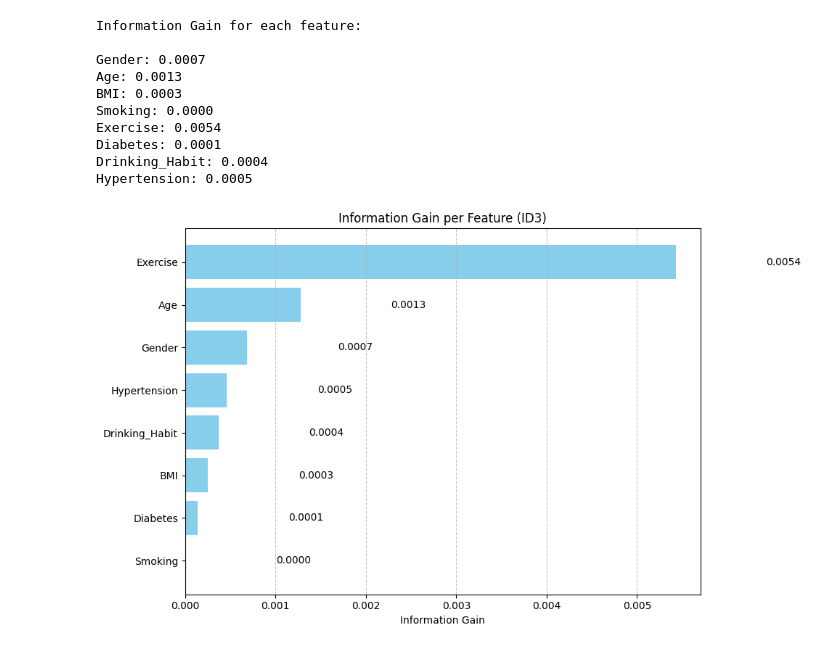
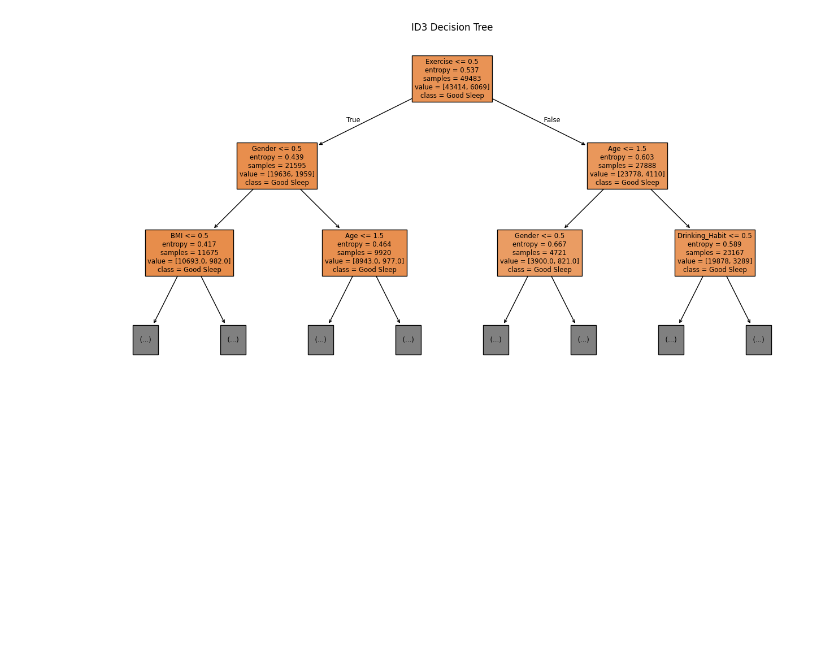
Before and after one commit to jweland/DataModels, a Jupyter notebook: main.ipynb, the cells around one changed output. Saved outputs shown, nothing was run; the diff lists cells and outputs as text; code cells hidden in the pictures; blank space fills up the shorter version.

Commit message:
Cleaned up Code

```diff
--- a/main.ipynb
+++ b/main.ipynb
@@ -1,16 +1,15 @@
 # %%
 import pandas as pd
 import numpy as np
+import matplotlib.pyplot as plt
 from sklearn.preprocessing import LabelEncoder
+from sklearn.tree import DecisionTreeClassifier, plot_tree
+from imblearn.over_sampling import SMOTE
 from math import log2
-import matplotlib.pyplot as plt
-import networkx as nx
 
-# Load and clean the dataset
-df = pd.read_csv("sleep_health.csv")
-df = df.dropna()
+# Load and Clean Data
+df = pd.read_csv("sleep_health.csv").dropna()
 
-# Create the dataframe
 df_2015 = pd.DataFrame({
     "Poor_Sleep": df["2015NRS"],
     "Gender": df["gender"],
@@ -20,79 +19,58 @@ df_2015 = pd.DataFrame({
     "Exercise": df["2015EX"],
     "Diabetes": df["2015Diabetes"],
     "Drinking_Habit": df["2015DrinkHabit"],
-    "Hypertension" : df["2015Hypertension"]
+    "Hypertension": df["2015Hypertension"]
 })
 
 # Bin Age and BMI
 df_2015["Age"] = pd.cut(df_2015["Age"], bins=[39, 49, 59, 69, 74], labels=["40–49", "50–59", "60–69", "70–74"])
 df_2015["BMI"] = pd.cut(df_2015["BMI"], bins=[0, 18.5, 25, float("inf")], labels=["Underweight", "Normal", "Overweight"])
 
-# Encode all categorical columns
+# Encode all features
 le = LabelEncoder()
 for col in df_2015.columns:
     df_2015[col] = le.fit_transform(df_2015[col])
 
-# Entropy
+# Entropy and Info Gain Calculation
 def entropy(y):
     values, counts = np.unique(y, return_counts=True)
     probs = counts / counts.sum()
     return -np.sum(probs * np.log2(probs))
 
-# Info Gain
 def info_gain(df, feature, target):
     total_entropy = entropy(df[target])
     values, counts = np.unique(df[feature], return_counts=True)
-
     weighted_entropy = 0
     for v, count in zip(values, counts):
         subset = df[df[feature] == v]
         weighted_entropy += (count / len(df)) * entropy(subset[target])
-
     return total_entropy - weighted_entropy
 
-# Calculate and print info gain
+# Information Gain
 target = "Poor_Sleep"
 features = [col for col in df_2015.columns if col != target]
 
-info_gain_dict = {}
+info_gain_dict_unbalanced = {feat: info_gain(df_2015, feat, target) for feat in features}
+info_gain_df_unbalanced = pd.DataFrame(info_gain_dict_unbalanced.items(), columns=["Feature", "Information Gain_Unbalanced"])
 
-print("Information Gain for each feature:\n")
-for feature in features:
-    gain = info_gain(df_2015, feature, target)
-    info_gain_dict[feature] = gain
-    print(f"{feature}: {gain:.4f}")
+# Train ID3 Tree
+X = df_2015[features]
+y = df_2015[target]
 
-info_gain_df = pd.DataFrame(list(info_gain_dict.items()), columns=["Feature", "Information Gain"])
-info_gain_df.sort_values("Information Gain", ascending=True, inplace=True)
+clf_unbalanced = DecisionTreeClassifier(criterion="entropy", max_depth=8, random_state=42)
+clf_unbalanced.fit(X, y)
 
-# Create horizontal bar chart
-plt.figure(figsize=(10, 6))
-bars = plt.barh(info_gain_df["Feature"], info_gain_df["Information Gain"], color='skyblue')
-plt.xlabel("Information Gain")
-plt.title("Information Gain per Feature (ID3)")
-plt.grid(axis="x", linestyle="--", alpha=0.7)
-
-# Add info gain values to the end of each bar
-for bar in bars:
-    plt.text(bar.get_width() + 0.001, bar.get_y() + bar.get_height() / 2,
-             f"{bar.get_width():.4f}", va='center')
-
-plt.tight_layout()
+# Plot Decision Tree
+plt.figure(figsize=(16, 8))
+plot_tree(
+    clf_unbalanced,
+    feature_names=features,
+    class_names=["Good Sleep", "Poor Sleep"],
+    filled=True,
+    max_depth=2
+)
+plt.title("ID3 Decision Tree")
 plt.show()
-
-# Already done — use original df_2015
-info_gain_dict_unbalanced = {feat: info_gain(df_2015, feat, "Poor_Sleep") for feat in features}
-info_gain_df_unbalanced = pd.DataFrame(info_gain_dict_unbalanced.items(), columns=["Feature", "Information Gain"])
 # %% [output]
-Information Gain for each feature:
-
-Gender: 0.0007
-Age: 0.0013
-BMI: 0.0003
-Smoking: 0.0000
-Exercise: 0.0054
-Diabetes: 0.0001
-Drinking_Habit: 0.0004
-Hypertension: 0.0005
-[figure, old version]
+[figure, new version]
 # %%
```
Also changed, not shown: parts of 4 cells of this notebook, 1 other file.
